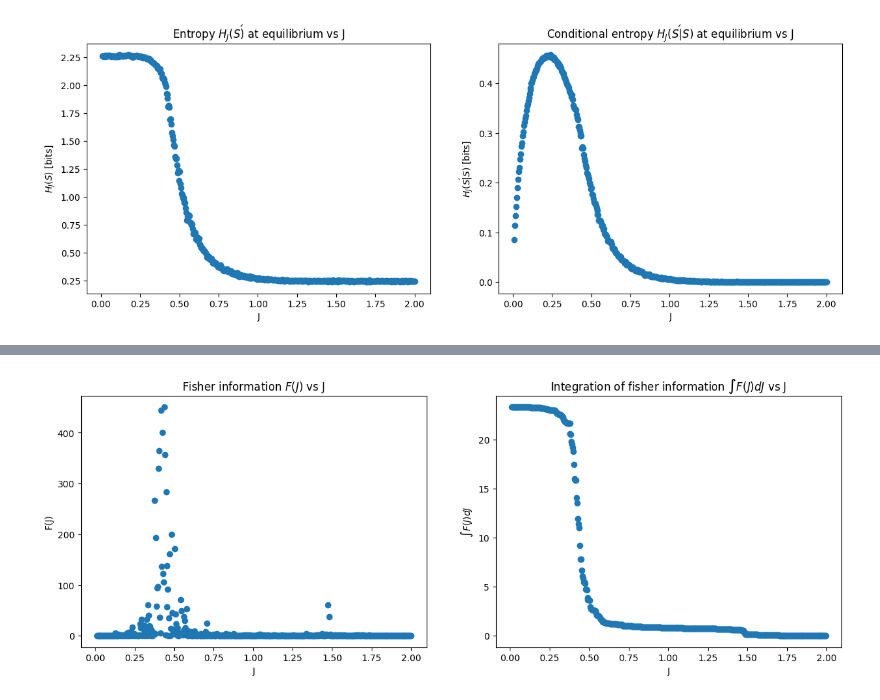
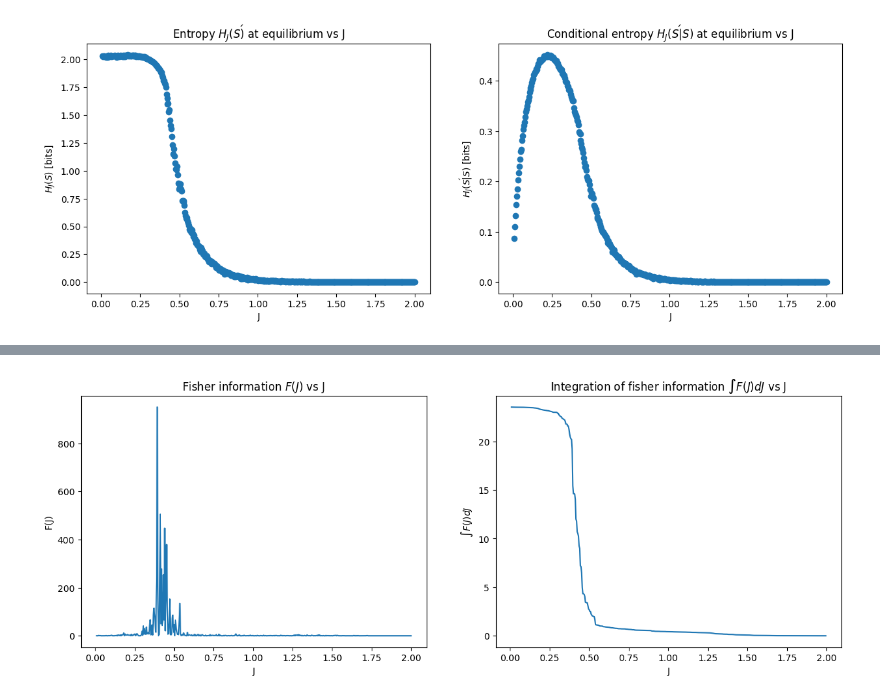
Before and after one commit to qianyangchen/IsingModel2D, a Jupyter notebook: Ising2D.ipynb, the cells around one changed output, grey strips where cells are left out. Saved outputs shown, nothing was run; the diff lists cells and outputs as text; code cells hidden in the pictures.

```diff
--- a/Ising2D.ipynb
+++ b/Ising2D.ipynb
@@ -352 +364,15 @@ nopython is set for njit and is ignored
+# %%
+def get_free_energy(nextSensory, nextEnvironment, action, numBins=10):
+    base = 9
+    # work out the distribution of different actions
+    pA = get_pdf(action)
+    # put next environment into bins
+    nextEnvDigitized = np.digitize(nextEnvironment, np.linspace(-1,1,numBins), right=True) # put magnetisation [-1,1] into bins
+    # compute negative conditional entropy for given A=a, then take the weighted sum across all a
+    freeEnergy = 0
+    for a in pA.keys():
+        SNext = nextSensory[action==a] # already offest to 0-8
+        RNext = nextEnvDigitized[action==a]
+        freeEnergy -= pA[a] * conditional_entropy(SNext, RNext, base, numBins)
+    return freeEnergy
 # %% [markdown]
@@ -354,9 +380,9 @@ nopython is set for njit and is ignored
 # %%
 # simulation for one J
-N = 100
-time = 1000000
+N = 200
+time = 2000000
 J = 0.7
-spins, senses, actions, sensesNext, mus, magnetisations = simulation(N, time, J, bias=0.5, seed=0)
+spins, senses, actions, sensesNext, mus, magnetisations = simulation(N, time, J, bias=0.75, seed=0)
 
 # plot energy and magnetisation
 fig, axes = plt.subplots(nrows=1, ncols=2, figsize=(15, 5))
@@ -370,4 +396,5 @@ ax.plot(range(time), magnetisations);
 ax.set_title(r'Magnetisation $\frac{\sum{\sigma_i}}{N}$');
 ax.set_xlabel('Time');
 ax.set_ylabel('Magnetisation');
+# ax.set_ylim(-1,1)
 # %% [output]
@@ -378,8 +405,9 @@ ax.set_ylabel('Magnetisation');
 # run for multiple J and compute analytical quantities for each J
 Js = np.linspace(0.01,2,500)
 N = 100
-time = 1000000 # perform 1mil flips
-numSample = 100000 # take 10k observations to compute pi
+time = 1200000 # perform 1.2mil flips
+numSample = 200000 # take 20k observations to compute pi
+epsilon = 1e-6
 
 # for pi
 pis = {}
@@ -393,6 +421,9 @@ mis = {}
 # for eta
 etpSigma = {} # entropy of configuration sigma
 pdf = {} # pdf of configuration
+
+# for free energy
+fe = {}
 
 # for computing entropy/mutual information
 offsetA = 1 # convert [-1,1] to [0,2]
@@ -417,6 +448,13 @@ for j in Js:
     mis[j] =  mutual_information((A + offsetA)//2, SNext + offsetS, baseA, baseS)
 
     # for computing eta
-    pdf[j] = get_pdf(spins[-numSample:])
-    etpSigma[j] = entropy((spins[-numSample:]+offsetA)//2, baseA)
+    Mbar = magnetisations[-numSample:].mean() # average magnetisation over 10k samples at equilibrium
+    pdf[j] = {1:(1+Mbar)/2, -1:(1-Mbar)/2}
+    etpSigma[j] = 0
+    for sig in pdf[j].keys():
+        if pdf[j][sig] > epsilon:
+            etpSigma[j] -= pdf[j][sig]*np.log2(pdf[j][sig])
+
+    # for free energy
+    fe[j] = get_free_energy(SNext[-numSample:] + offsetS, magnetisations[-numSample:], actions[-numSample:], numBins=10)
 # %% [output]
@@ -575,23 +604,23 @@ ax.set_ylabel(r'$\frac{\partial H(\sigma)}{\partial J}$');
 # %%
 # compute fisher information and integration
 fisherInfo = get_fisher(pdf)
 jVals = np.array(list(fisherInfo.keys()))
 fiVals = np.array(list(fisherInfo.values()))
 fiIntegrate = {}
 for j in jVals:
     fiIntegrate[j] = get_integral(jVals, fiVals, j, jVals.max())
 
 fig, axes = plt.subplots(nrows=1, ncols=2, figsize=(15, 5))
 ax = axes[0]
-ax.scatter(fisherInfo.keys(), fisherInfo.values())
+ax.plot(fisherInfo.keys(), fisherInfo.values())
 ax.set_title(r'Fisher information $F(J)$ vs J');
 ax.set_xlabel('J');
 ax.set_ylabel('F(J)');
 
 ax = axes[1]
-ax.scatter(fiIntegrate.keys(), fiIntegrate.values())
+ax.plot(fiIntegrate.keys(), fiIntegrate.values())
 ax.set_title(r'Integration of fisher information $\int{F(J)}dJ$ vs J');
 ax.set_xlabel('J');
 ax.set_ylabel(r'$\int{F(J)}dJ$');
 # %% [output]
-[figure, old version]
+[figure, new version]
```
Also changed, not shown: parts of 19 cells of this notebook.
